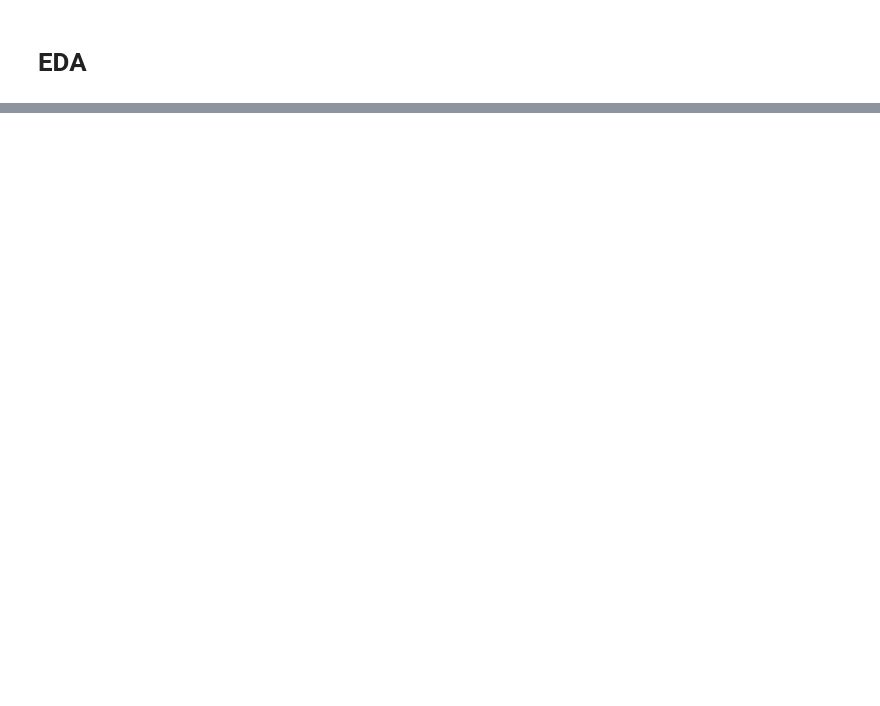
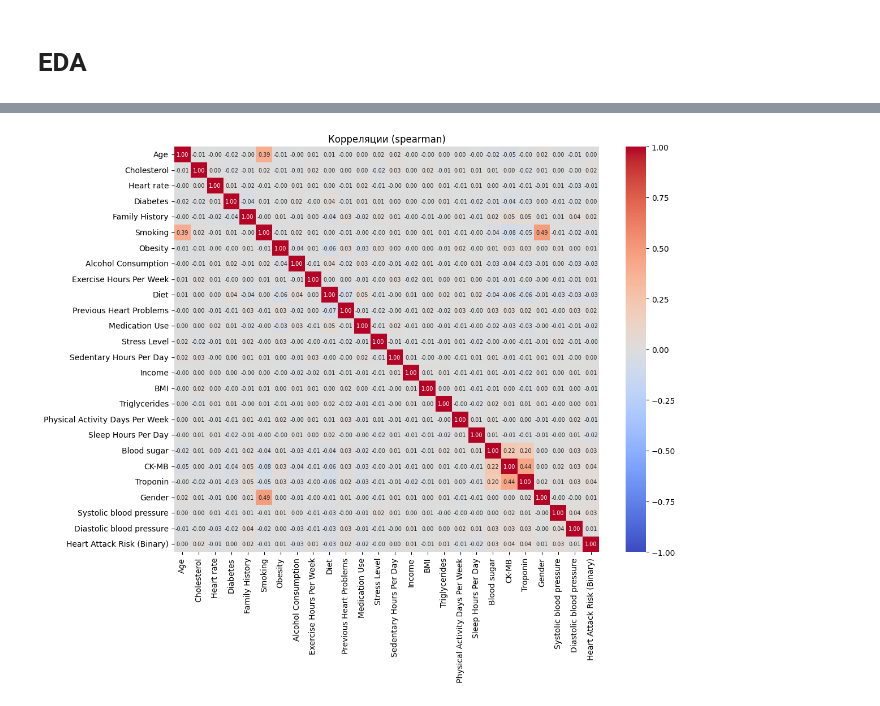
Before and after one commit to alexkeram/heart-risk-fastapi-service, a Jupyter notebook: notebooks/EDA.ipynb, the cells around one changed output, grey strips where cells are left out. Cells and saved outputs as stored; diff of their text form; code cells hidden in the pictures; blank space fills up the shorter version.

```diff
--- a/notebooks/EDA.ipynb
+++ b/notebooks/EDA.ipynb
@@ -42,0 +978,93 @@
+# %%
+# Запуск EDA
+
+
+# 1) Запуск
+eda = EDAHelper(
+    target="Heart Attack Risk (Binary)", id_col="id",
+    technical_cols=("Unnamed: 0",),
+    leakage_cols=("Troponin","CK-MB","Previous Heart Problems","Medication Use"),
+    proxy_cols=("Triglycerides","Blood sugar"),
+    ordinal_cols_guess=("Stress Level","Physical Activity Days Per Week","Diet"),
+    gender_col="Gender",
+)
+res = eda.fit_report(train_df, test_df)
+
+# 2) Хелперы
+hdr = lambda t: display(Markdown(f"### {t}"))
+sep = lambda: display(Markdown("---"))
+def feature_summary(df: pd.DataFrame) -> pd.DataFrame:
+    return pd.DataFrame({
+        "тип": df.dtypes,
+        "уникальные": df.nunique(dropna=True),
+        "пропуски": df.isna().sum()
+    }).sort_index()
+
+tr = res["train_clean"]
+ts = res["test_clean"]
+
+# 3) Cаммари (общее)
+display(Markdown("## Итоговый отчёт EDA "))
+display(Markdown(res["reports"]["summary_md"]))
+
+# 4) Проверка ID между выборками
+hdr("Проверка ID (train ↔ test)")
+id_chk = res["reports"]["id_check"]
+display(Markdown(
+    f"- Уникальные ID в train: **{id_chk.get('train_ids','—')}**, дубликаты: **{id_chk.get('dup_train','—')}**  \n"
+    f"- Уникальные ID в test: **{id_chk.get('test_ids','—')}**, дубликаты: **{id_chk.get('dup_test','—')}**  \n"
+    f"- Пересечение train∩test: **{id_chk.get('intersection','—')}**"
+    + (f" (примеры: {', '.join(map(str, id_chk.get('intersection_sample', [])))})"
+       if id_chk.get('intersection', 0) > 0 else "")
+))
+
+# ------------------------------ TRAIN ------------------------------
+sep(); hdr("TRAIN · состав фичей (тип / уникальные / пропуски)")
+display(feature_summary(tr))
+
+hdr("TRAIN · матрица корреляций (Spearman)")
+eda.corr_heatmap(tr, method="spearman", annot=True, cbar=True, show=True)
+
+hdr("TRAIN · пропуски (шт)")
+display(res["reports"]["missing_train"][res["reports"]["missing_train"] > 0])
+
+hdr("TRAIN · пики (автопоиск)")
+display(res["reports"]["peaks"].head(30) if res["reports"]["peaks"] is not None else pd.DataFrame())
+
+hdr("TRAIN · выбросы (IQR)")
+display(res["reports"]["outliers"].head(30) if res["reports"]["outliers"] is not None else pd.DataFrame())
+
+hdr("TRAIN · таргет: распределение классов")
+display(res["reports"]["target_distribution"])
+
+tbc = res["reports"].get("target_by_cats")
+if tbc is not None and not tbc.empty:
+    hdr("TRAIN · таргет по категориям и флагам *_was_nan")
+    display(tbc.head(40))
+
+tbq = res["reports"].get("target_by_quantiles")
+if tbq is not None and not tbq.empty:
+    hdr("TRAIN · таргет по квантилям непрерывных (децили)")
+    display(tbq.head(40))
+
+hdr("TRAIN · графики: доля класса=1 по категориям")
+eda.plot_target_rate_by_cats(tr)
+
+hdr("TRAIN · графики: boxplot непрерывных vs таргет")
+eda.plot_box_by_target(tr)
+
+# ------------------------------ TEST ------------------------------
+sep(); hdr("TEST · состав фичей (тип / уникальные / пропуски)")
+display(feature_summary(ts))
+
+hdr("TEST · пропуски (шт)")
+display(res["reports"]["missing_test"][res["reports"]["missing_test"] > 0])
+
+hdr("TEST · пики (автопоиск)")
+peaks_test = eda.detect_peaks_auto(ts, bins="fd", min_share=0.02, prominence=1.5, top_k=3)
+display(peaks_test.head(30))
+
+hdr("TEST · выбросы (IQR)")
+outs_test = eda.detect_outliers(ts, method="iqr", iqr_factor=1.5)
+display(outs_test.head(30))
+# %% [output]
@@ -42,0 +1136 @@
+[figure, added]
```
Also changed, not shown: parts of 8 cells of this notebook, 2 other files.
